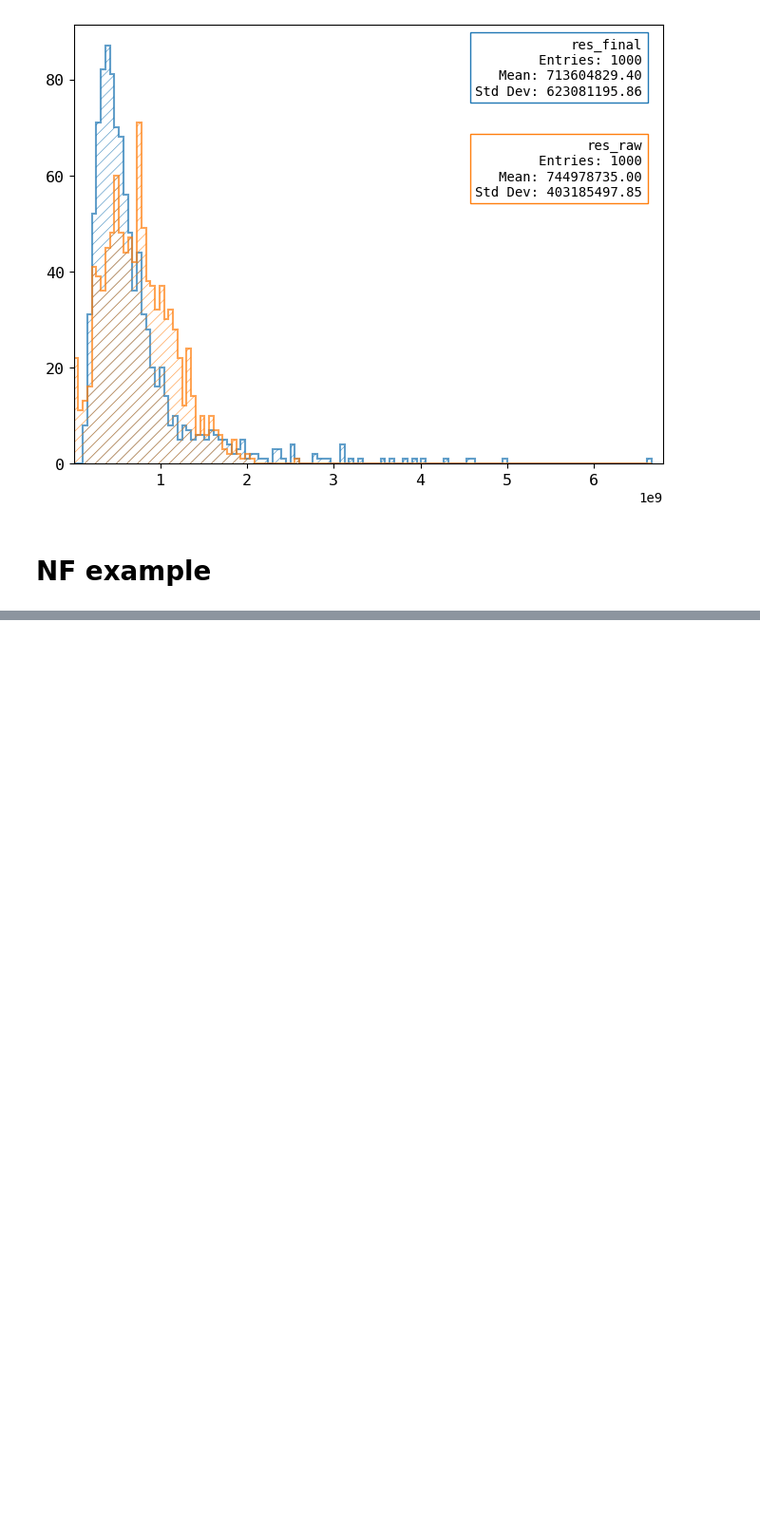
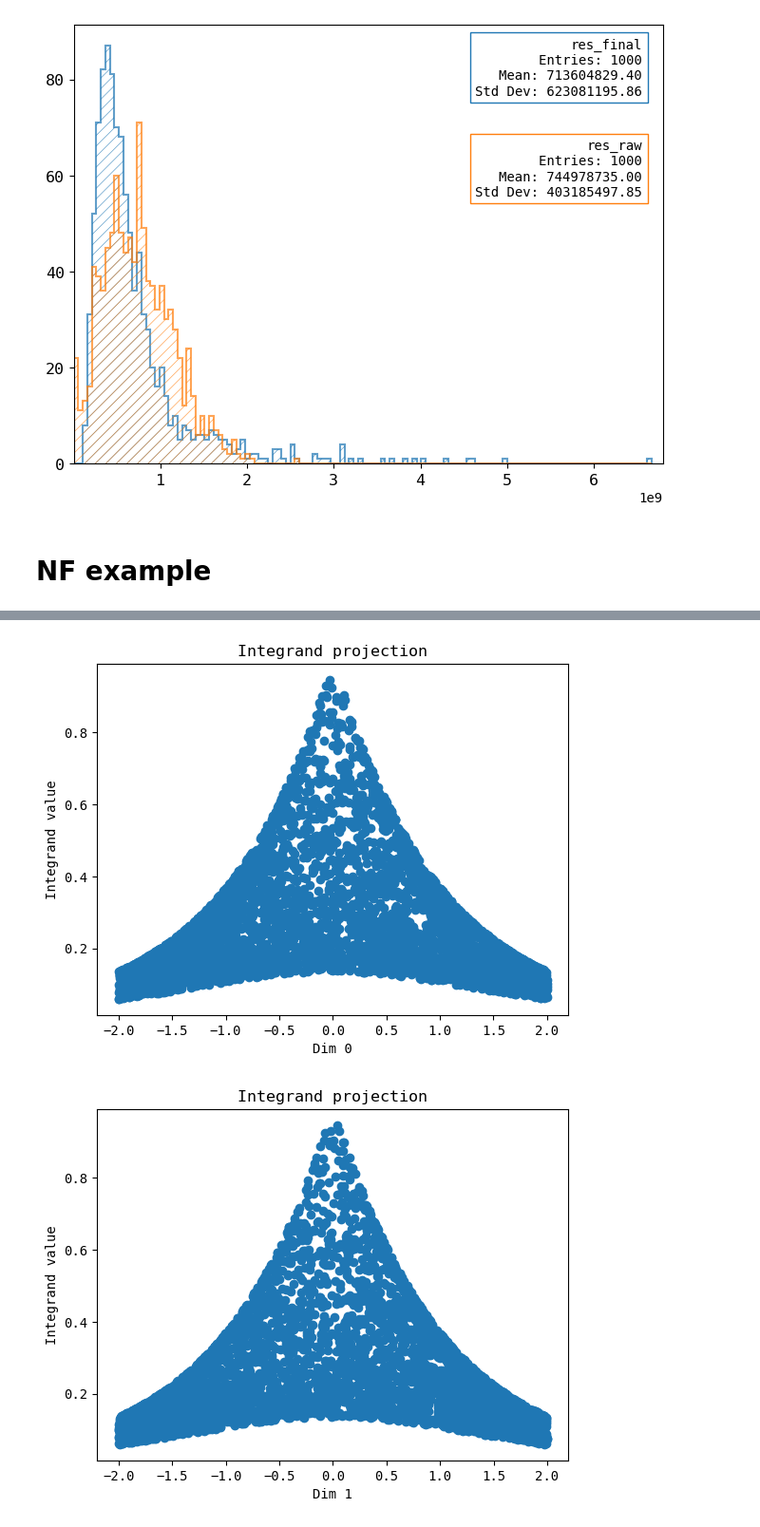
Before and after one commit to nVentis/MEM_HEP, a Jupyter notebook: notebooks/mem_nf_importance_sampling.ipynb, the cells around one changed output, grey strips where cells are left out. Shown at 95% size. Saved outputs shown, nothing was run; the diff lists cells and outputs as text; code cells hidden in the pictures; blank space fills up the shorter version.

```diff
--- a/notebooks/mem_nf_importance_sampling.ipynb
+++ b/notebooks/mem_nf_importance_sampling.ipynb
@@ -937,0 +604,4 @@ RuntimeError: mat1 and mat2 must have the same dtype, but got Double and Float
+# %%
+def func(args):
+    return torch.exp(-1*torch.sqrt(args.T[0]**2 + args.T[1]**2))
+    #return args.T[0]**3 + torch.exp(-10* args.T[1]**2)
@@ -937,0 +619,5 @@ RuntimeError: mat1 and mat2 must have the same dtype, but got Double and Float
+# %%
+plot_integrand(nfm, func, n_samples=4096)
+# %% [output]
+[figure, added]
+[figure, added]
```
Also changed, not shown: parts of 42 cells of this notebook, 2 other files.
